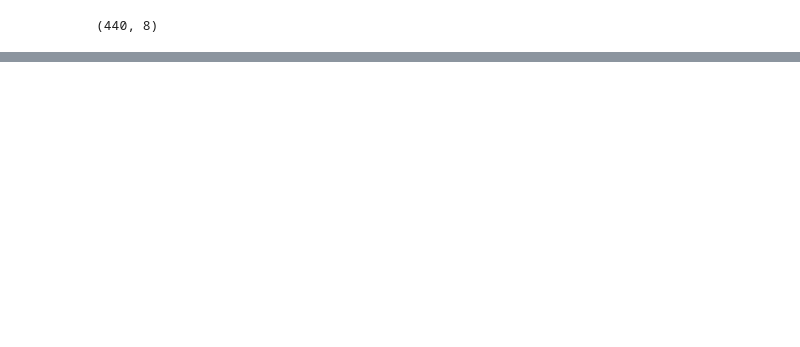
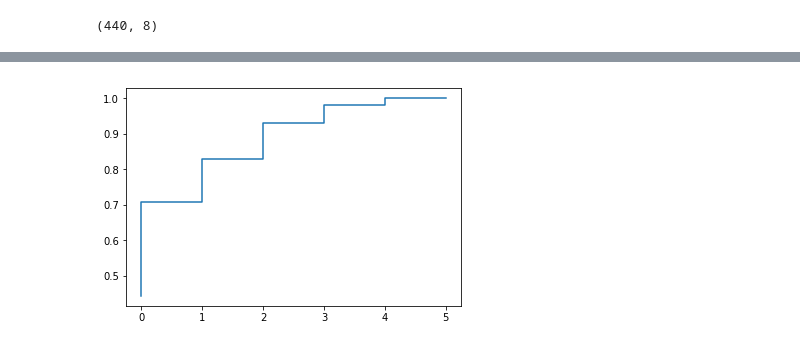
Before and after one commit to armut/Wholesale-Customers-Analysis, a Jupyter notebook: Wholesale Customers Analysis.ipynb, the cells around one changed output, grey strips where cells are left out. Cells and saved outputs as stored; diff of their text form; code cells hidden in the pictures; blank space fills up the shorter version.

Commit message:
Analysis has been finished.
* Next step is to write necessary commentary.

```diff
--- a/Wholesale Customers Analysis.ipynb
+++ b/Wholesale Customers Analysis.ipynb
@@ -39,0 +40,3 @@ plt.show()
+# %%
+train = data.drop(['Region', 'Channel'], axis=1)
+train.head()
@@ -39,0 +54,4 @@ plt.show()
+# %%
+log_data = np.log(train)
+good_data = log_data.drop([128, 65, 66, 75, 154])
+print(good_data.head())
@@ -39,0 +86,6 @@ plt.show()
+# %%
+pca = PCA().fit(good_data)
+print(pca.explained_variance_ratio_)
+print()
+print(good_data.columns.values.tolist())
+print(pca.components_)
@@ -39,0 +102,7 @@ plt.show()
+# %%
+# http://sebastianraschka.com/Articles/2015_pca_in_3_steps.html
+cumulative = np.cumsum(pca.explained_variance_ratio_)
+plt.step([i for i in range(len(cumulative))], cumulative)
+plt.show()
+# %% [output]
+[figure, added]
```
Also changed, not shown: parts of 18 cells of this notebook.
